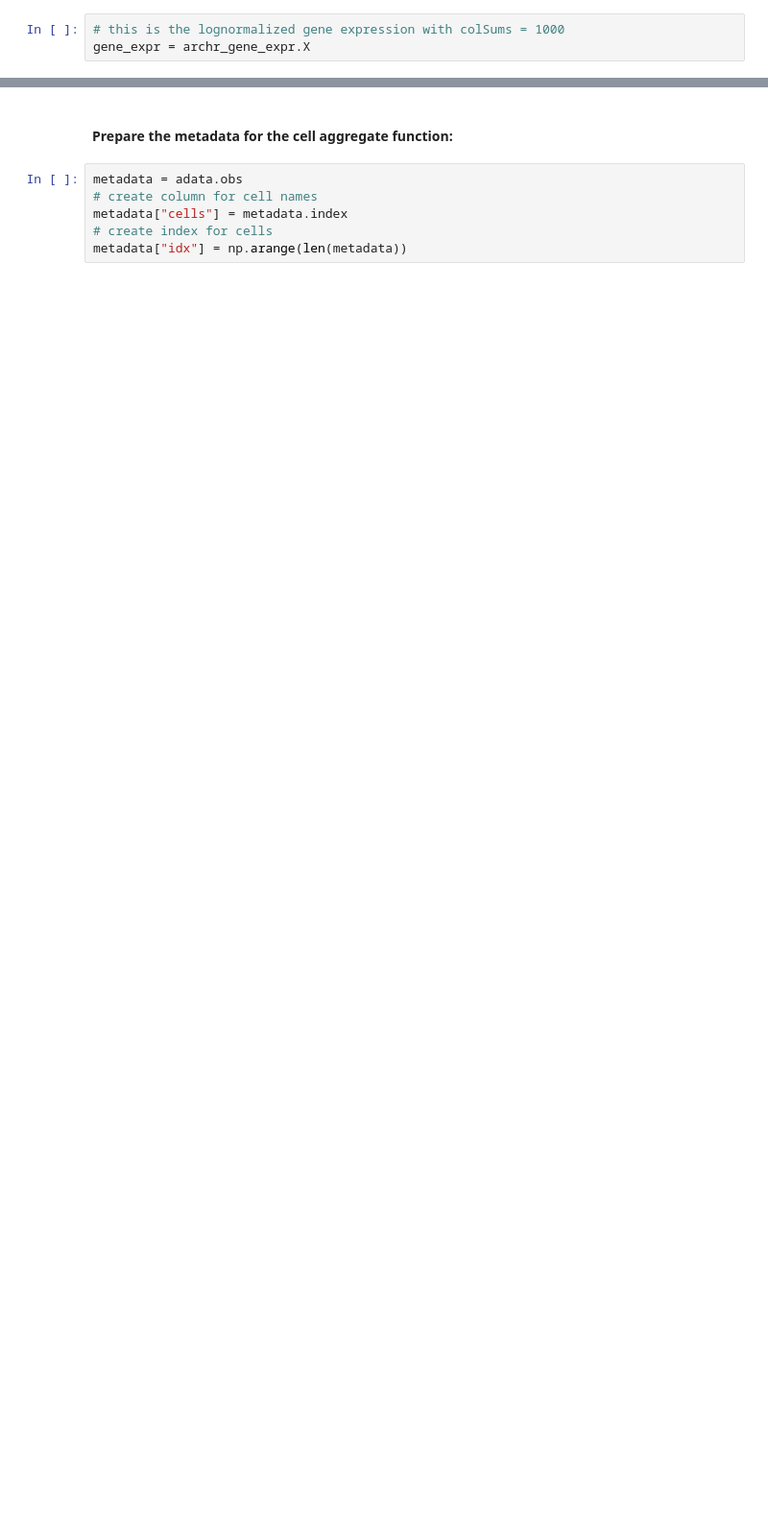
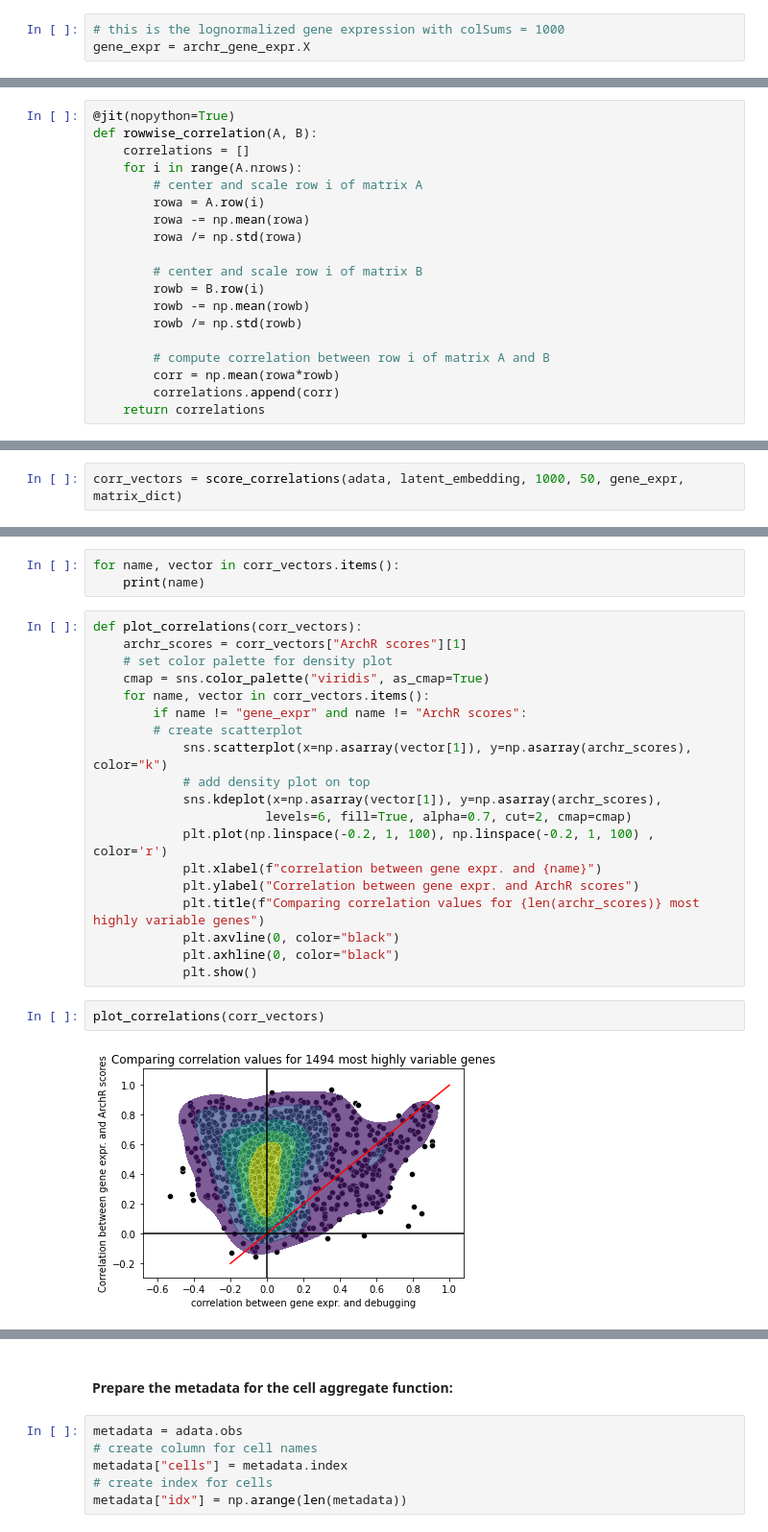
Before and after one commit to Katharina782/scDoRI, a Jupyter notebook: gastrulation_data/jupyter_notebooks/Cell_aggregates_zscores.ipynb, the cells around one changed output, grey strips where cells are left out. Shown: that part at 96% size. Cells and saved outputs as stored; diff of their text form; blank space fills up the shorter version.

```diff
--- a/gastrulation_data/jupyter_notebooks/Cell_aggregates_zscores.ipynb
+++ b/gastrulation_data/jupyter_notebooks/Cell_aggregates_zscores.ipynb
@@ -81,0 +251,19 @@ The shapes of all 3 matrices are the same: peak-to-gene linkage gene activity sc
+# %%
+@jit(nopython=True)
+def rowwise_correlation(A, B):
+    correlations = []
+    for i in range(A.nrows):
+        # center and scale row i of matrix A
+        rowa = A.row(i)
+        rowa -= np.mean(rowa)
+        rowa /= np.std(rowa)
+
+        # center and scale row i of matrix B
+        rowb = B.row(i)
+        rowb -= np.mean(rowb)
+        rowb /= np.std(rowb)
+
+        # compute correlation between row i of matrix A and B
+        corr = np.mean(rowa*rowb)
+        correlations.append(corr)
+    return correlations
@@ -81,0 +303,2 @@ The shapes of all 3 matrices are the same: peak-to-gene linkage gene activity sc
+# %%
+corr_vectors = score_correlations(adata, latent_embedding, 1000, 50, gene_expr, matrix_dict)
@@ -81,0 +307,26 @@ The shapes of all 3 matrices are the same: peak-to-gene linkage gene activity sc
+# %%
+for name, vector in corr_vectors.items():
+    print(name)
+# %%
+def plot_correlations(corr_vectors):
+    archr_scores = corr_vectors["ArchR scores"][1]
+    # set color palette for density plot
+    cmap = sns.color_palette("viridis", as_cmap=True)
+    for name, vector in corr_vectors.items():
+        if name != "gene_expr" and name != "ArchR scores":
+        # create scatterplot
+            sns.scatterplot(x=np.asarray(vector[1]), y=np.asarray(archr_scores), color="k")
+            # add density plot on top
+            sns.kdeplot(x=np.asarray(vector[1]), y=np.asarray(archr_scores),
+                       levels=6, fill=True, alpha=0.7, cut=2, cmap=cmap)
+            plt.plot(np.linspace(-0.2, 1, 100), np.linspace(-0.2, 1, 100) , color='r')
+            plt.xlabel(f"correlation between gene expr. and {name}")
+            plt.ylabel("Correlation between gene expr. and ArchR scores")
+            plt.title(f"Comparing correlation values for {len(archr_scores)} most highly variable genes")
+            plt.axvline(0, color="black")
+            plt.axhline(0, color="black")
+            plt.show()
+# %%
+plot_correlations(corr_vectors)
+# %% [output]
+[figure, added]
```
Also changed, not shown: parts of 86 cells of this notebook, 7 other files.
